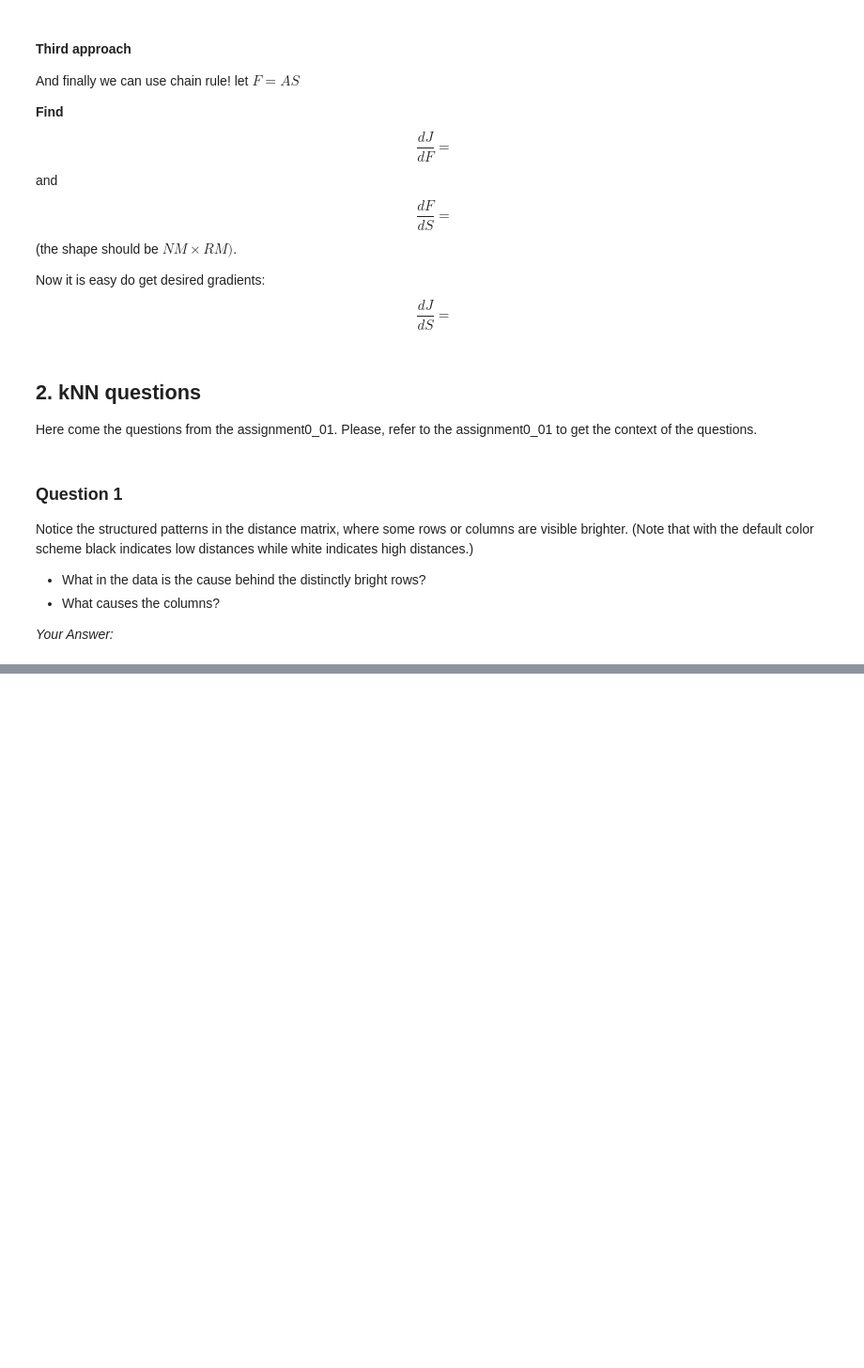
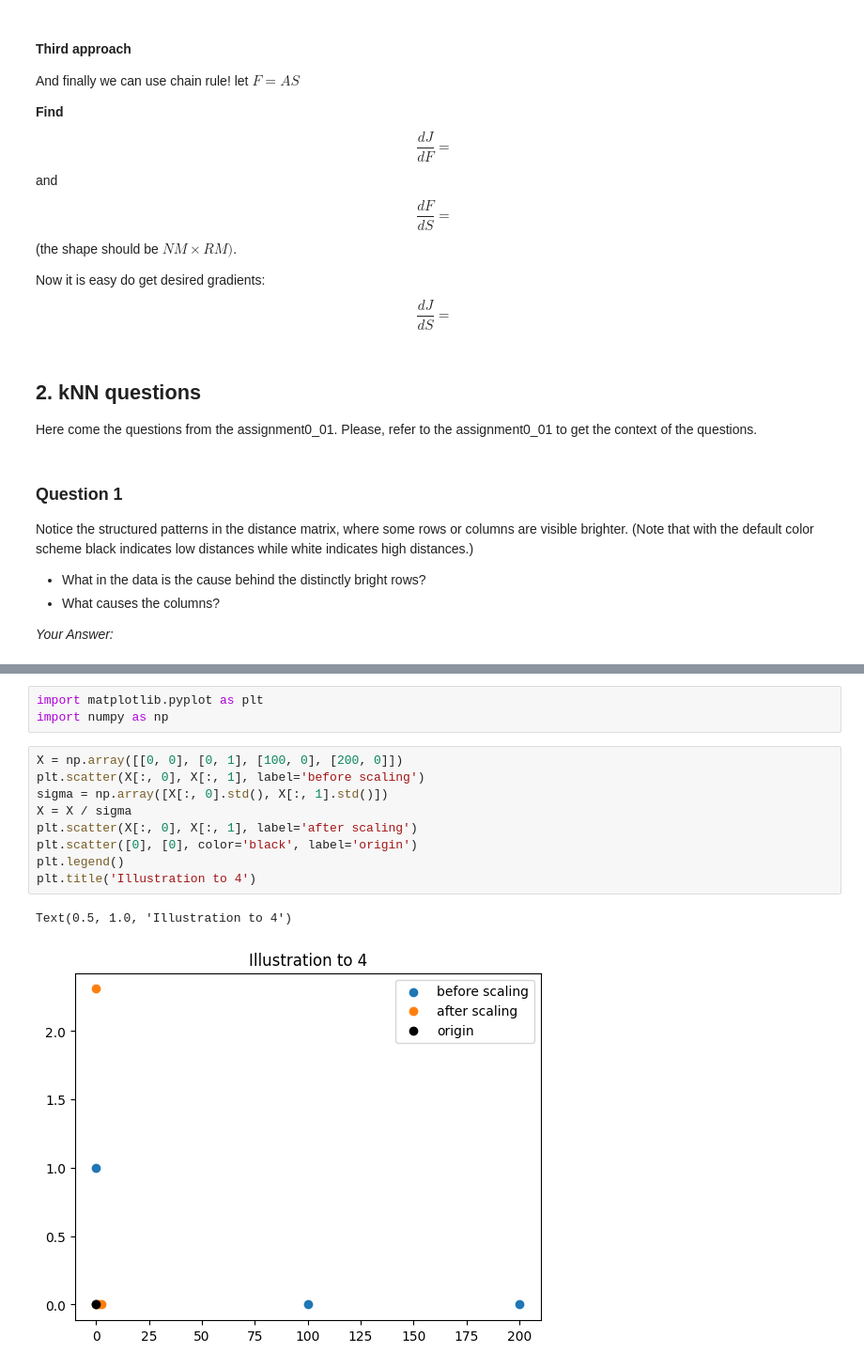
Before and after one commit to IgorZhiltsoff/ml-course, a Jupyter notebook: homeworks/lab01_ml_pipeline/lab01_part1_questions.ipynb, the cells around one changed output, grey strips where cells are left out. Shown at 94% size. Cells and saved outputs as stored; diff of their text form; blank space fills up the shorter version.

```diff
--- a/homeworks/lab01_ml_pipeline/lab01_part1_questions.ipynb
+++ b/homeworks/lab01_ml_pipeline/lab01_part1_questions.ipynb
@@ -154,0 +160,15 @@ Which of the following preprocessing steps will not change the performance of a
+# %%
+import matplotlib.pyplot as plt
+import numpy as np
+# %%
+X = np.array([[0, 0], [0, 1], [100, 0], [200, 0]])
+plt.scatter(X[:, 0], X[:, 1], label='before scaling')
+sigma = np.array([X[:, 0].std(), X[:, 1].std()])
+X = X / sigma
+plt.scatter(X[:, 0], X[:, 1], label='after scaling')
+plt.scatter([0], [0], color='black', label='origin')
+plt.legend()
+plt.title('Illustration to 4')
+# %% [output]
+Text(0.5, 1.0, 'Illustration to 4')
+[figure, added]
```
Also changed, not shown: parts of 4 cells of this notebook, 2 other files.
